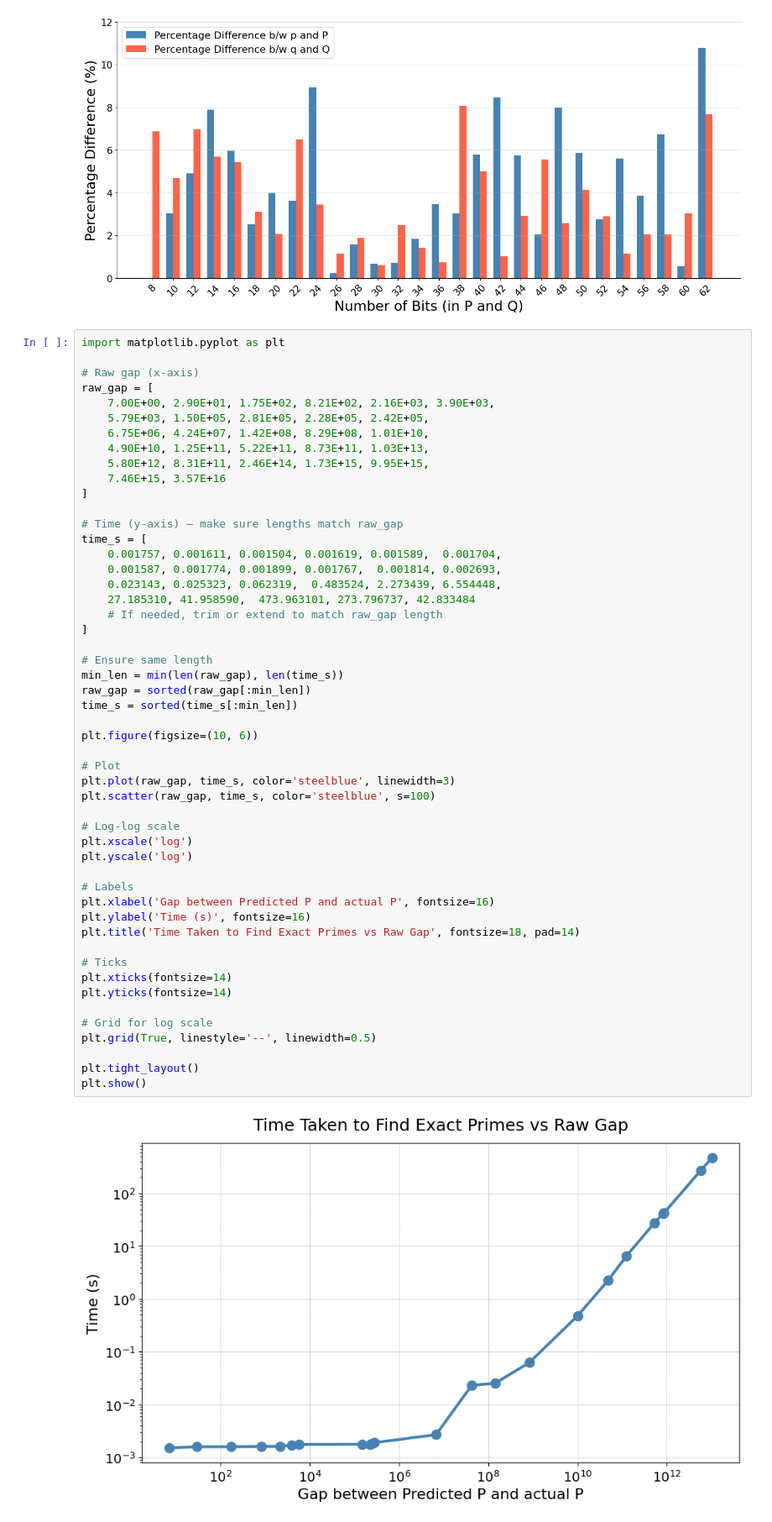
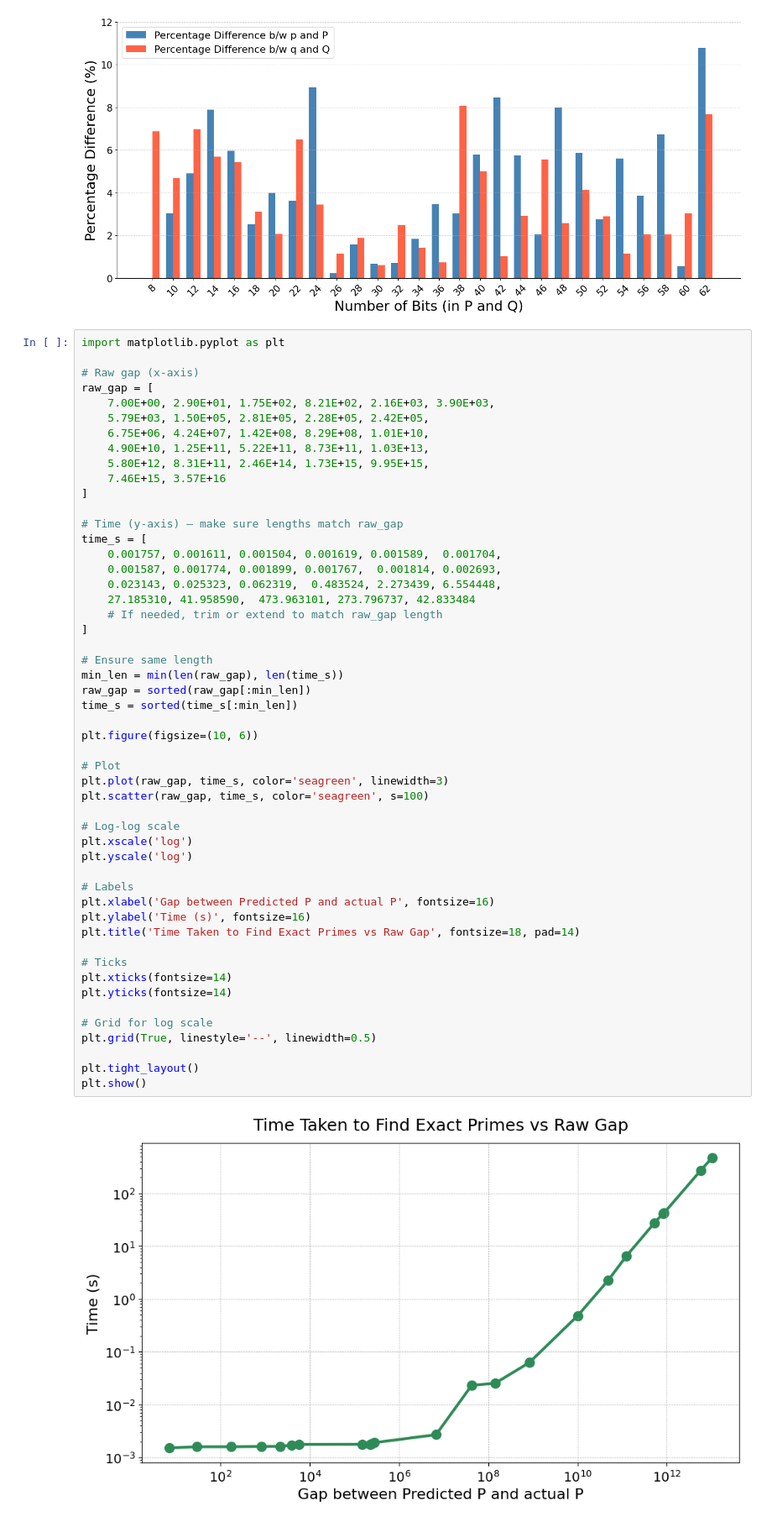
Before and after one commit to AdvithDesu/Digital_Annealer, a Jupyter notebook: Plotting shit.ipynb, the cells around one changed output. Shown at 84% size. Drawn from its saved outputs; the diff is of its cells as text.

```diff
--- a/Plotting shit.ipynb
+++ b/Plotting shit.ipynb
@@ -522,36 +522,36 @@ time_s = [
 ]
 
 # Ensure same length
 min_len = min(len(raw_gap), len(time_s))
 raw_gap = sorted(raw_gap[:min_len])
 time_s = sorted(time_s[:min_len])
 
 plt.figure(figsize=(10, 6))
 
 # Plot
-plt.plot(raw_gap, time_s, color='steelblue', linewidth=3)
-plt.scatter(raw_gap, time_s, color='steelblue', s=100)
+plt.plot(raw_gap, time_s, color='seagreen', linewidth=3)
+plt.scatter(raw_gap, time_s, color='seagreen', s=100)
 
 # Log-log scale
 plt.xscale('log')
 plt.yscale('log')
 
 # Labels
 plt.xlabel('Gap between Predicted P and actual P', fontsize=16)
 plt.ylabel('Time (s)', fontsize=16)
 plt.title('Time Taken to Find Exact Primes vs Raw Gap', fontsize=18, pad=14)
 
 # Ticks
 plt.xticks(fontsize=14)
 plt.yticks(fontsize=14)
 
 # Grid for log scale
 plt.grid(True, linestyle='--', linewidth=0.5)
 
 plt.tight_layout()
 plt.show()
 # %% [output]
-[figure, old version]
+[figure, new version]
 # %%
 import matplotlib.pyplot as plt
 
```
Also changed, not shown: 2 other files.
